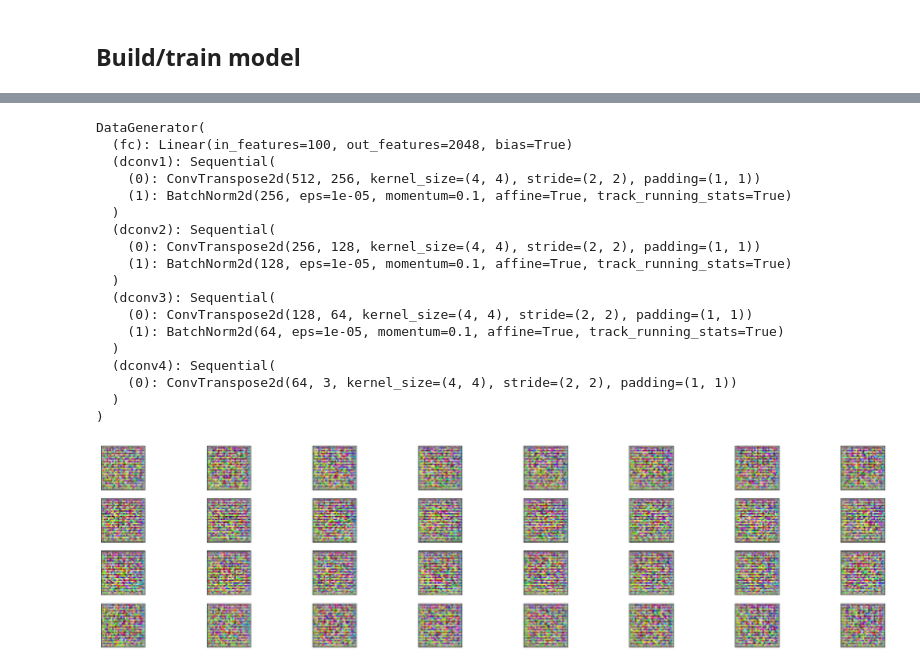
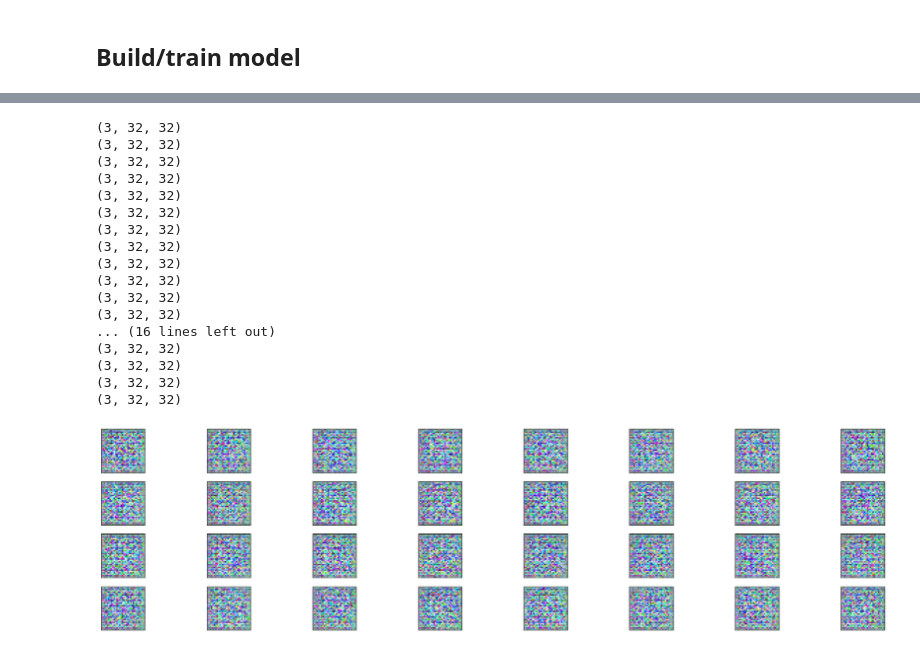
Before and after one commit to acavet/sky-gan, a Jupyter notebook: sky-gan.ipynb, the cells around one changed output, grey strips where cells are left out. Drawn from its saved outputs; the diff is of its cells as text; code cells hidden in the pictures.

```diff
--- a/sky-gan.ipynb
+++ b/sky-gan.ipynb
@@ -230,8 +159,9 @@ Billable seconds: 364
 # %%
 # estimator = estimator.attach('sagemaker-pytorch-2021-07-28-22-01-47-575')
 # %%
-# # deploy
-# predictor = trained_model.deploy(initial_instance_count = 1, instance_type = 'ml.m5.large')
-# model = DataGenerator(z_size=100,conv_dim=64)
+# # Deploy
+# predictor = estimator.deploy(initial_instance_count = 1, instance_type = 'ml.m5.large')
 
-# model.cuda()
+# Deploy (if on local cpu)
+model = DataGenerator(z_size=z_size,conv_dim=conv_dim)
+model.cpu()
@@ -246,24 +186,0 @@ KeyboardInterrupt:
-# %%
-model = DataGenerator(z_size=100,conv_dim=64)
-model.cpu()
-
-# model.cuda()
-# %% [output]
-DataGenerator(
-  (fc): Linear(in_features=100, out_features=2048, bias=True)
-  (dconv1): Sequential(
-    (0): ConvTranspose2d(512, 256, kernel_size=(4, 4), stride=(2, 2), padding=(1, 1))
-    (1): BatchNorm2d(256, eps=1e-05, momentum=0.1, affine=True, track_running_stats=True)
-  )
-  (dconv2): Sequential(
-    (0): ConvTranspose2d(256, 128, kernel_size=(4, 4), stride=(2, 2), padding=(1, 1))
-    (1): BatchNorm2d(128, eps=1e-05, momentum=0.1, affine=True, track_running_stats=True)
-  )
-  (dconv3): Sequential(
-    (0): ConvTranspose2d(128, 64, kernel_size=(4, 4), stride=(2, 2), padding=(1, 1))
-    (1): BatchNorm2d(64, eps=1e-05, momentum=0.1, affine=True, track_running_stats=True)
-  )
-  (dconv4): Sequential(
-    (0): ConvTranspose2d(64, 3, kernel_size=(4, 4), stride=(2, 2), padding=(1, 1))
-  )
-)
@@ -288,24 +210,43 @@ DataGenerator(
 # %%
-# see generated results
-
-def view_samples(epoch, samples):
-    fig, axes = plt.subplots(figsize=(img_size,8), nrows=4, ncols=8, sharey=True, sharex=True)
+# Helper function to see results
+def view_samples(samples):
+    n_cols = 8
+    fig, axes = plt.subplots(figsize=(img_size,8), nrows=math.ceil(n_cols/len(samples)), ncols=n_cols, sharey=True, sharex=True)
 
     for ax, img in zip(axes.flatten(), samples):
 
         img = img.detach().cpu().numpy()
+        print(img.shape)
         img = np.transpose(img, (1, 2, 0))
         img = ((img + 1)*255 / (2)).astype(np.uint8)
         ax.xaxis.set_visible(False)
         ax.yaxis.set_visible(False)
         im = ax.imshow(img.reshape((32,32,3)))
-
-sample_size = img_size
-z_size = 100
-fixed_z = np.random.uniform(-1, 1, size=(sample_size, z_size))
-fixed_z = torch.from_numpy(fixed_z).float()
-fixed_z = fixed_z.cpu()
-
-_ = view_samples(-1, model(fixed_z))
-# %% [output]
-[figure, removed]
+# %%
+# Generate and display results from noise (TODO fix)
+sample_size = img_size
+z_size = 100
+fixed_z = np.random.uniform(-1, 1, size=(sample_size, z_size))
+fixed_z = torch.from_numpy(fixed_z).float()
+fixed_z = fixed_z.cpu()
+
+_ = view_samples(model(fixed_z))
+# %% [output]
+(3, 32, 32)
+(3, 32, 32)
+(3, 32, 32)
+(3, 32, 32)
+(3, 32, 32)
+(3, 32, 32)
+(3, 32, 32)
+(3, 32, 32)
+(3, 32, 32)
+(3, 32, 32)
+(3, 32, 32)
+(3, 32, 32)
+... (16 lines left out)
+(3, 32, 32)
+(3, 32, 32)
+(3, 32, 32)
+(3, 32, 32)
+[figure, added]
```
Also changed, not shown: parts of 26 cells of this notebook, 5 other files.
